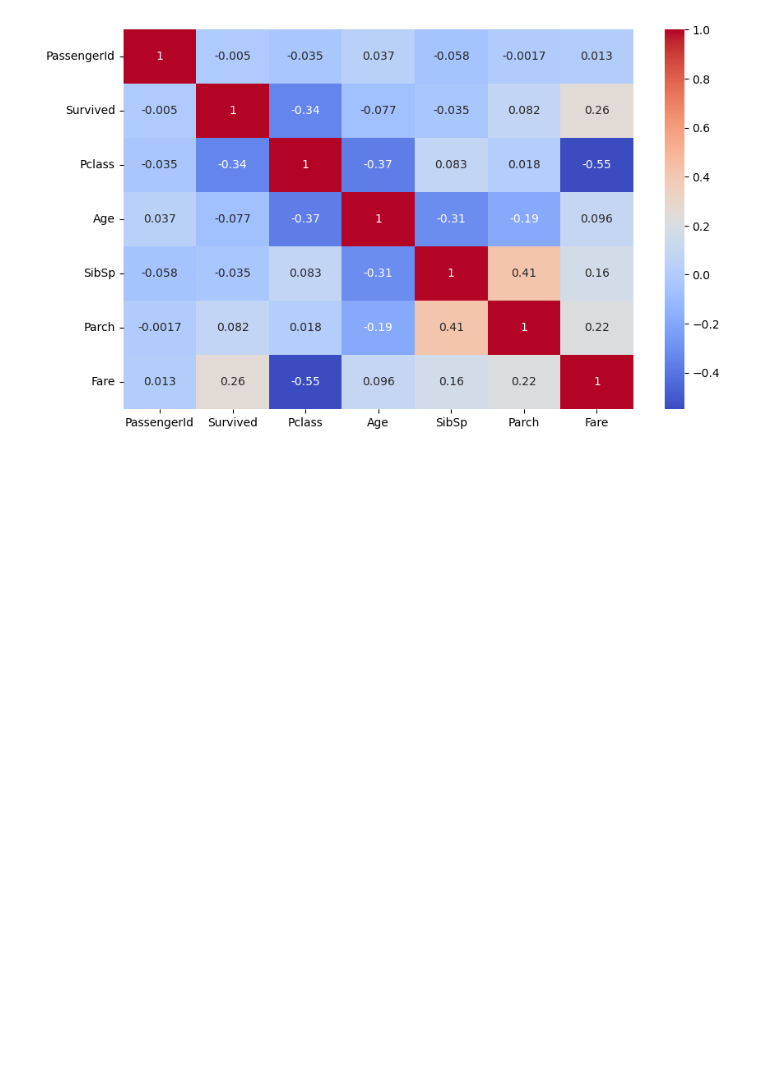
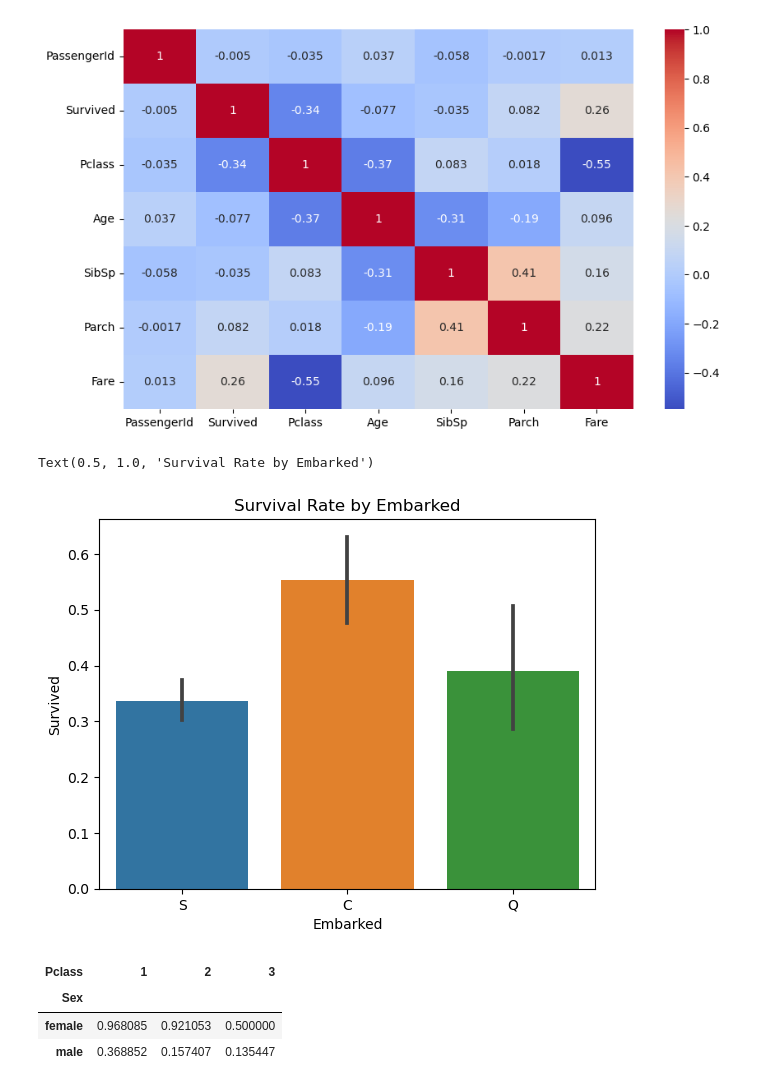
Before and after one commit to pjweileen/mygit, a Jupyter notebook: projects/Titanic/notebooks/Titanic.ipynb, the cells around one changed output. Drawn from its saved outputs; the diff is of its cells as text; code cells hidden in the pictures; blank space fills up the shorter version.

```diff
--- a/projects/Titanic/notebooks/Titanic_eda.ipynb
+++ b/projects/Titanic/notebooks/Titanic.ipynb
@@ -113,2 +121,17 @@ plt.show()
 # %% [output]
 [figure]
+# %%
+sns.barplot(data=df, x='Embarked', y='Survived')
+plt.title('Survival Rate by Embarked')
+# %% [output]
+Text(0.5, 1.0, 'Survival Rate by Embarked')
+[figure, added]
+# %%
+df.groupby(['Sex', 'Pclass'])['Survived'].mean().unstack()
+
+# 1,2등급 객실의 여자 승객은 거의 대부분 생존했다. 그에 비해 남성은 1등급 객실이어도 여자만큼 많이 생존하지 못했다.
+# %% [output]
+| Pclass | 1 | 2 | 3 |
+| Sex |  |  |  |
+| female | 0.968085 | 0.921053 | 0.500000 |
+| male | 0.368852 | 0.157407 | 0.135447 |
```
Also changed, not shown: parts of 17 cells of this notebook.
